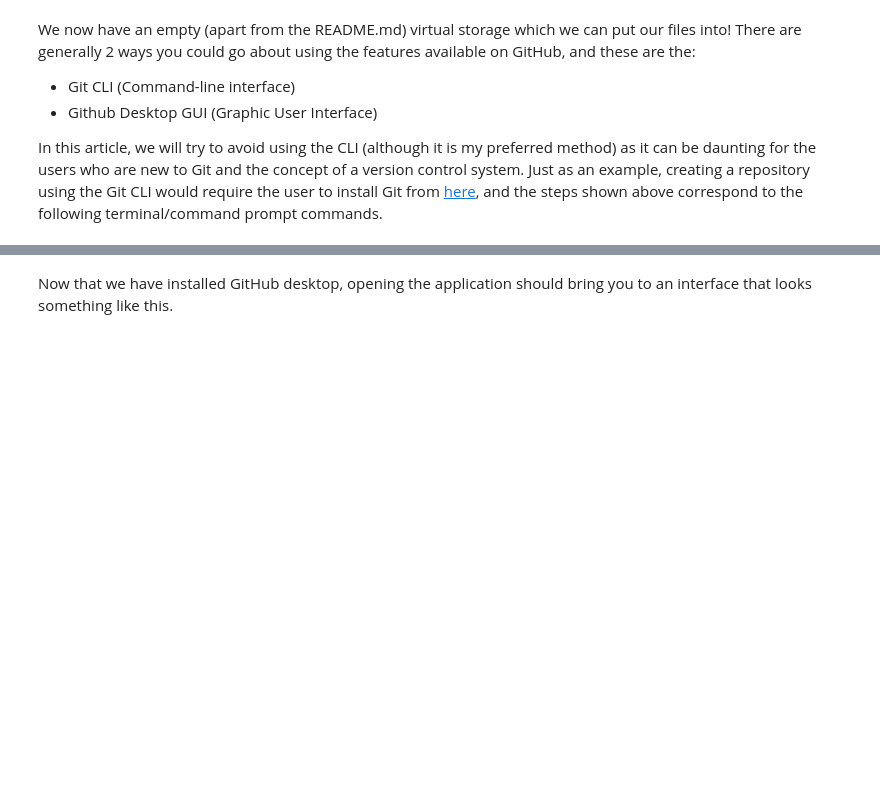
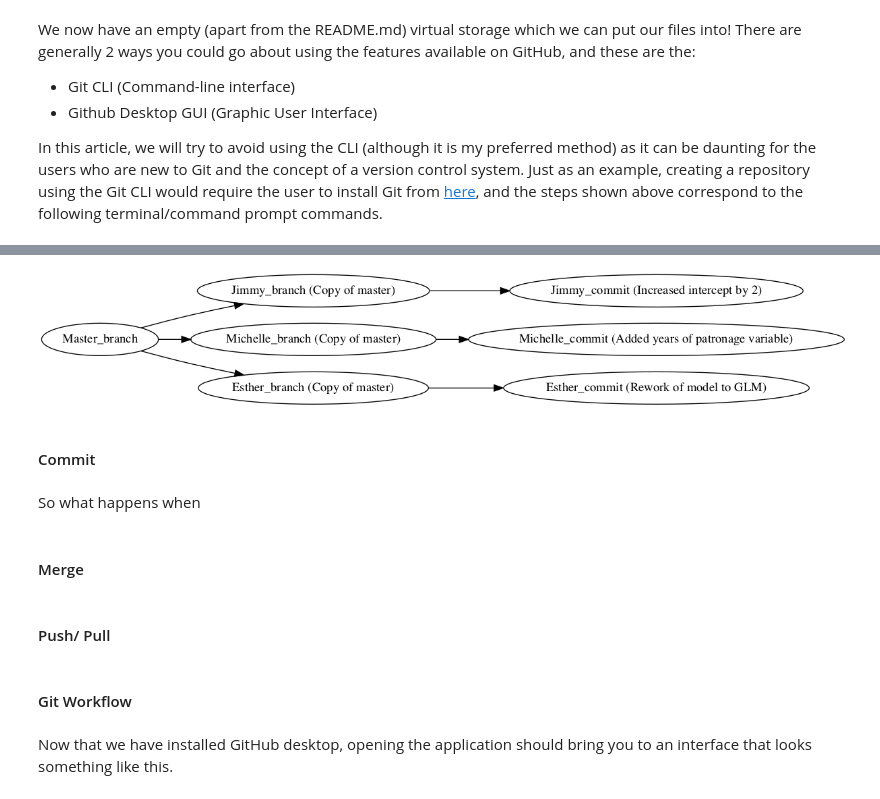
Before and after one commit to jtsw1990/vc_article, a Jupyter notebook: vc_article.ipynb, the cells around one changed output, grey strips where cells are left out. Drawn from its saved outputs; the diff is of its cells as text; code cells hidden in the pictures; blank space fills up the shorter version.

```diff
--- a/vc_article.ipynb
+++ b/vc_article.ipynb
@@ -74,3 +91,23 @@ ADD COMMIT PUSH, TALK BRIEFLY ON BRANCHES
+# %%
+%%dot
+digraph {
+        rankdir = LR
+        Master_branch -> "Jimmy_branch (Copy of master)"-> "Jimmy_commit (Increased intercept by 2)"
+        Master_branch -> "Michelle_branch (Copy of master)" -> "Michelle_commit (Added years of patronage variable)"
+        Master_branch -> "Esther_branch (Copy of master)" -> "Esther_commit (Rework of model to GLM)"
+        }
+# %% [output]
+[figure, added]
+# %% [markdown]
+#### Commit
+# %% [markdown]
+So what happens when
+# %% [markdown]
+#### Merge
+# %% [markdown]
+#### Push/ Pull
+# %% [markdown]
+#### Git Workflow
 # %% [markdown]
 Now that we have installed GitHub desktop, opening the application should bring you to an interface that looks something like this.
 # %%
```
Also changed, not shown: parts of 11 cells of this notebook, 1 other file.
